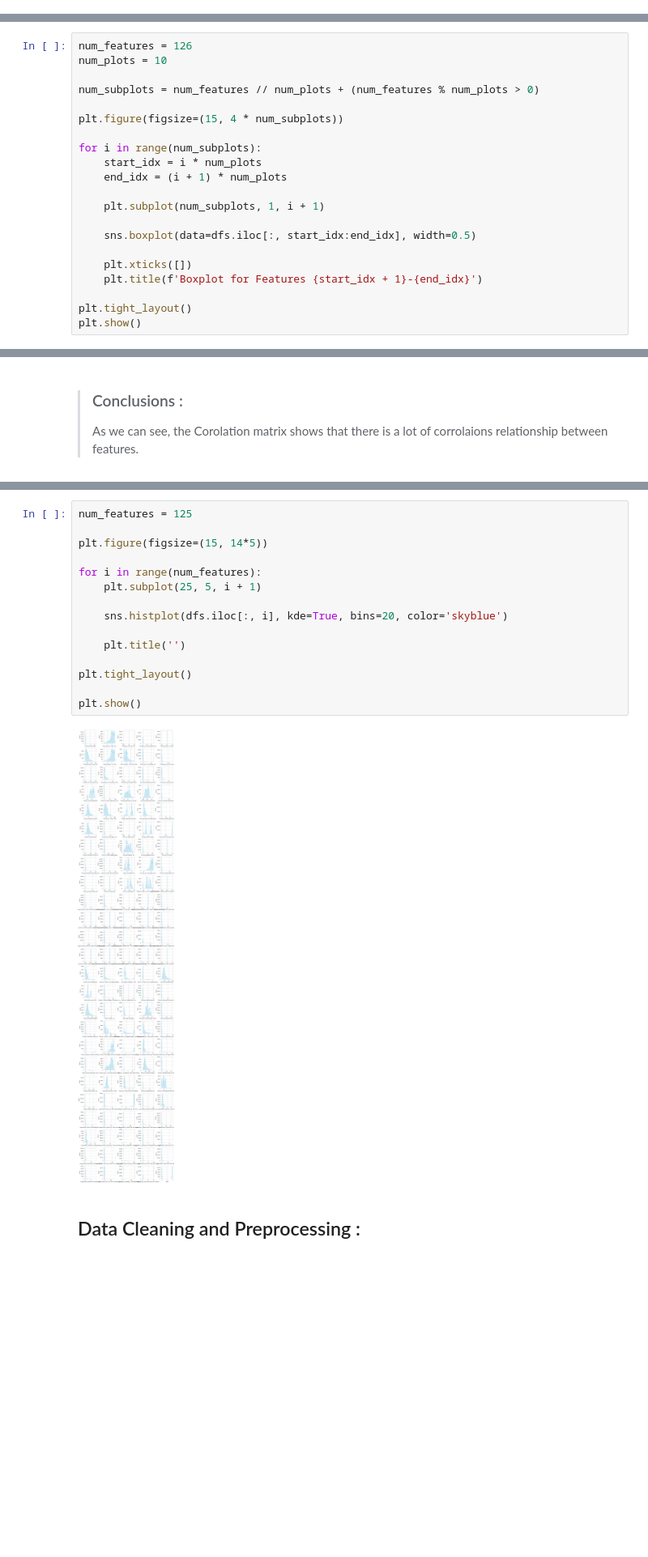
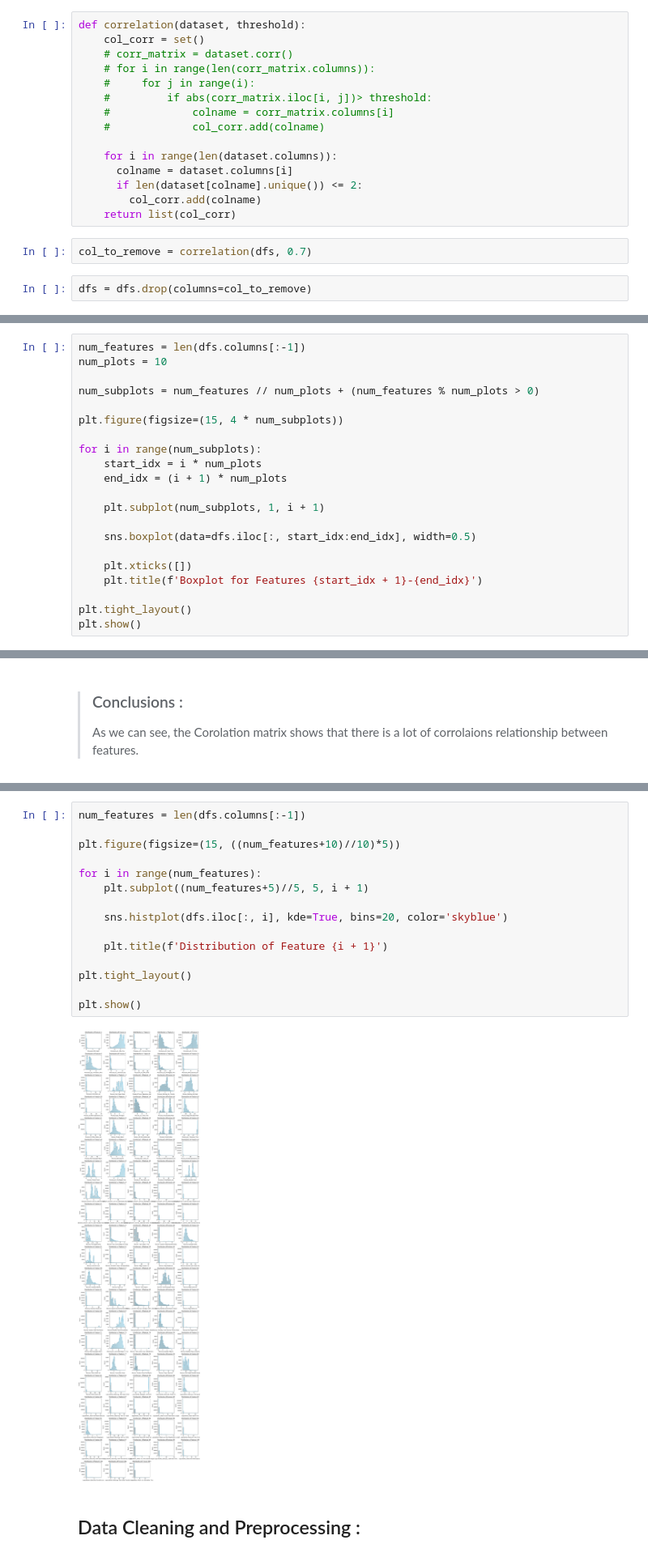
Before and after one commit to anas1IA/Windows_attack10, a Jupyter notebook: project/TON_IoT_Attack_Windows.ipynb, the cells around one changed output, grey strips where cells are left out. Shown at 81% size. Saved outputs shown, nothing was run; the diff lists cells and outputs as text; blank space fills up the shorter version.

```diff
--- a/project/TON_IoT_Attack_Windows.ipynb
+++ b/project/TON_IoT_Attack_Windows.ipynb
@@ -68,6 +68,25 @@ from sklearn.preprocessing import StandardScaler
 # %%
 scaler = StandardScaler()
 dfs = pd.DataFrame(scaler.fit_transform(df[df.columns[:-1]]), columns=df.columns[:-1])
+# %%
+def correlation(dataset, threshold):
+    col_corr = set()
+    # corr_matrix = dataset.corr()
+    # for i in range(len(corr_matrix.columns)):
+    #     for j in range(i):
+    #         if abs(corr_matrix.iloc[i, j])> threshold:
+    #             colname = corr_matrix.columns[i]
+    #             col_corr.add(colname)
+
+    for i in range(len(dataset.columns)):
+      colname = dataset.columns[i]
+      if len(dataset[colname].unique()) <= 2:
+        col_corr.add(colname)
+    return list(col_corr)
+# %%
+col_to_remove = correlation(dfs, 0.7)
+# %%
+dfs = dfs.drop(columns=col_to_remove)
 # %% [markdown]
 The only object feture is the `type` feature.
 # %% [markdown]
@@ -93,7 +115,7 @@ msno.matrix(df.iloc[:, 0:50], sparkline=False, color=(0.1, 0.25, 0.35))
 # %% [markdown]
 ### Outliers :
 # %%
-num_features = 126
+num_features = len(dfs.columns[:-1])
 num_plots = 10
 
 num_subplots = num_features // num_plots + (num_features % num_plots > 0)
@@ -131,19 +157,19 @@ sns.heatmap(dfs.corr())
 # %%
-num_features = 125
+num_features = len(dfs.columns[:-1])
 
-plt.figure(figsize=(15, 14*5))
+plt.figure(figsize=(15, ((num_features+10)//10)*5))
 
 for i in range(num_features):
-    plt.subplot(25, 5, i + 1)
+    plt.subplot((num_features+5)//5, 5, i + 1)
 
     sns.histplot(dfs.iloc[:, i], kde=True, bins=20, color='skyblue')
 
-    plt.title('')
+    plt.title(f'Distribution of Feature {i + 1}')
 
 plt.tight_layout()
 
 plt.show()
 # %% [output]
-[figure, old version]
+[figure, new version]
 # %% [markdown]
 ## Data Cleaning and Preprocessing :
```
Also changed, not shown: parts of 13 cells of this notebook.
